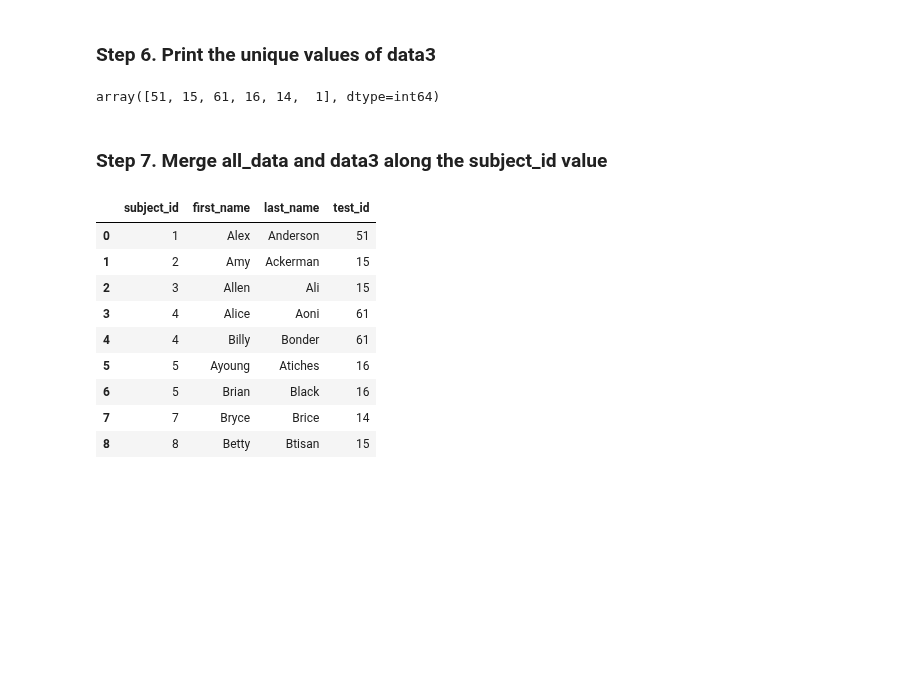
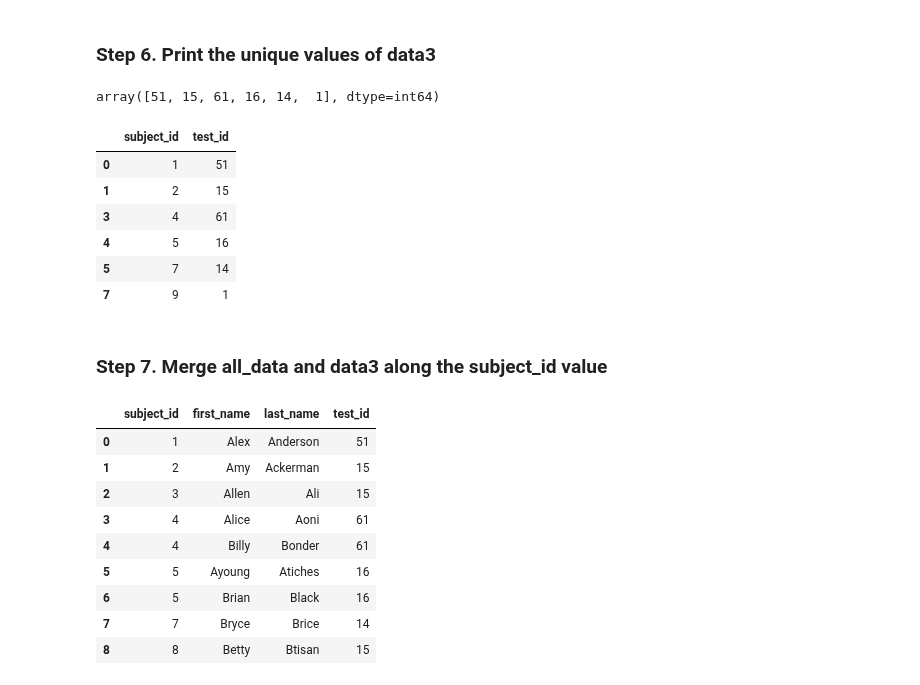
Before and after one commit to jblalor/2026-10-BILBAO-FT-Data-Science-J, a Jupyter notebook: 2-Data_Analysis/2-Pandas/Practica/5-Fictitious_Names/Fictitious_names_J.ipynb, the cells around one changed output. Drawn from its saved outputs; the diff is of its cells as text; code cells hidden in the pictures; blank space fills up the shorter version.

```diff
--- a/2-Data_Analysis/2-Pandas/Practica/5-Fictitious_Names/Fictitious_names_J.ipynb
+++ b/2-Data_Analysis/2-Pandas/Practica/5-Fictitious_Names/Fictitious_names_J.ipynb
@@ -61,5 +73,16 @@ data3['test_id'].unique()
 # %% [output]
 array([51, 15, 61, 16, 14,  1], dtype=int64)
+# %%
+# Otra forma:
+data3.drop_duplicates(subset='test_id')
+# %% [output]
+|  | subject_id | test_id |
+| 0 | 1 | 51 |
+| 1 | 2 | 15 |
+| 3 | 4 | 61 |
+| 4 | 5 | 16 |
+| 5 | 7 | 14 |
+| 7 | 9 | 1 |
 # %% [markdown]
 ### Step 7. Merge all_data and data3 along the subject_id value
 # %%
```
Also changed, not shown: parts of 4 cells of this notebook, 6 other files.
